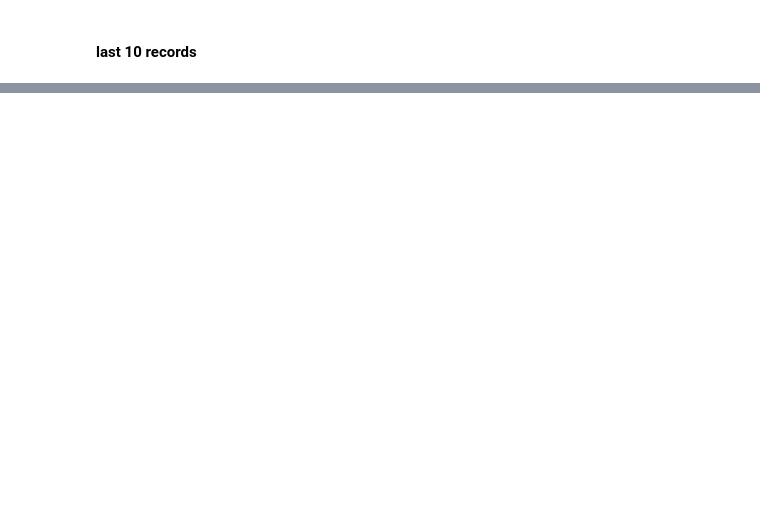
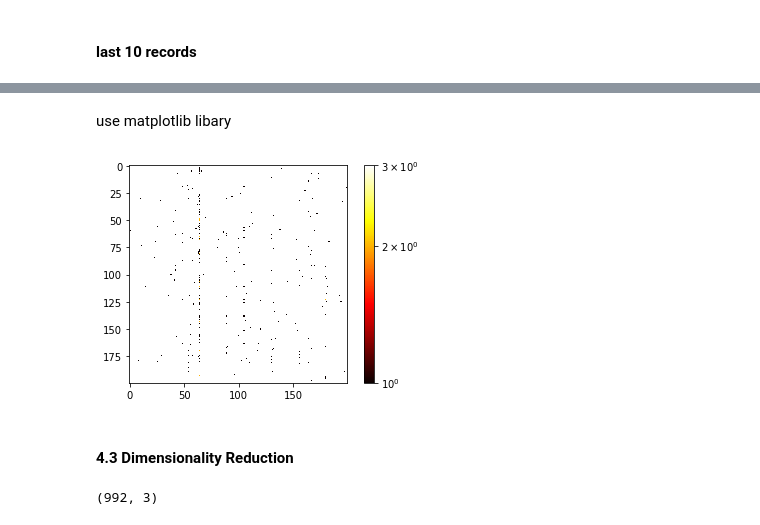
Before and after one commit to changtina/data_mining_hw_1, a Jupyter notebook: 張宜婷_106062585.ipynb, the cells around one changed output, grey strips where cells are left out. Saved outputs shown, nothing was run; the diff lists cells and outputs as text; code cells hidden in the pictures; blank space fills up the shorter version.

```diff
--- a/張宜婷_106062585.ipynb
+++ b/張宜婷_106062585.ipynb
@@ -313,4 +474,7 @@ plt.show()
 # %%
-df['unigrams'] = df['text'].apply(lambda x: tokenize_text(x))
-df[0:10]["unigrams"]
+# tokenize text by space
+for name in dataset_list:
+    print('\ndataset:', name)
+    df[name]['unigrams'] = df[name]['text'].apply(lambda x: tokenize_text(x))
+    print(df[name][0:10][["unigrams"]])
 # %% [output]
@@ -329,0 +500,7 @@ KeyError: 'text'
+# %%
+count_vect = {}
+df_counts = {}
+for name in dataset_list:
+    count_vect[name] = CountVectorizer()
+    df_counts[name] = count_vect[name].fit_transform(df[name].text) #tokenize and count for a corpus
+    print('Shape of ', name, df_counts[name].shape)
@@ -329,0 +589,8 @@ KeyError: 'text'
+# %%
+dataset_name = 'yelp'
+doc_N = 200
+term_N = 200
+plot_x = ["term_"+str(i) for i in count_vect[dataset_name].get_feature_names()[:term_N]]
+plot_y = ["doc_"+ str(i) for i in list(df[dataset_name].index)[:doc_N]]
+plot_z = df_counts[dataset_name][:doc_N, :term_N].toarray()
+py.iplot(ta.plot_heat_map(plot_x, plot_y, plot_z))
@@ -329,0 +599,18 @@ KeyError: 'text'
+# %% [markdown]
+use matplotlib libary
+# %%
+from matplotlib.colors import LogNorm
+plt.imshow(plot_z, cmap='hot', norm=LogNorm(), interpolation='nearest')
+plt.colorbar()
+plt.show()
+# %% [output]
+[figure, added]
+# %% [markdown]
+#### 4.3 Dimensionality Reduction
+# %%
+from sklearn.decomposition import PCA
+# reduce demension
+df_reduced = PCA(n_components=3).fit_transform(df_counts['yelp'].toarray())
+df_reduced.shape
+# %% [output]
+(992, 3)
```
Also changed, not shown: parts of 91 cells of this notebook.
